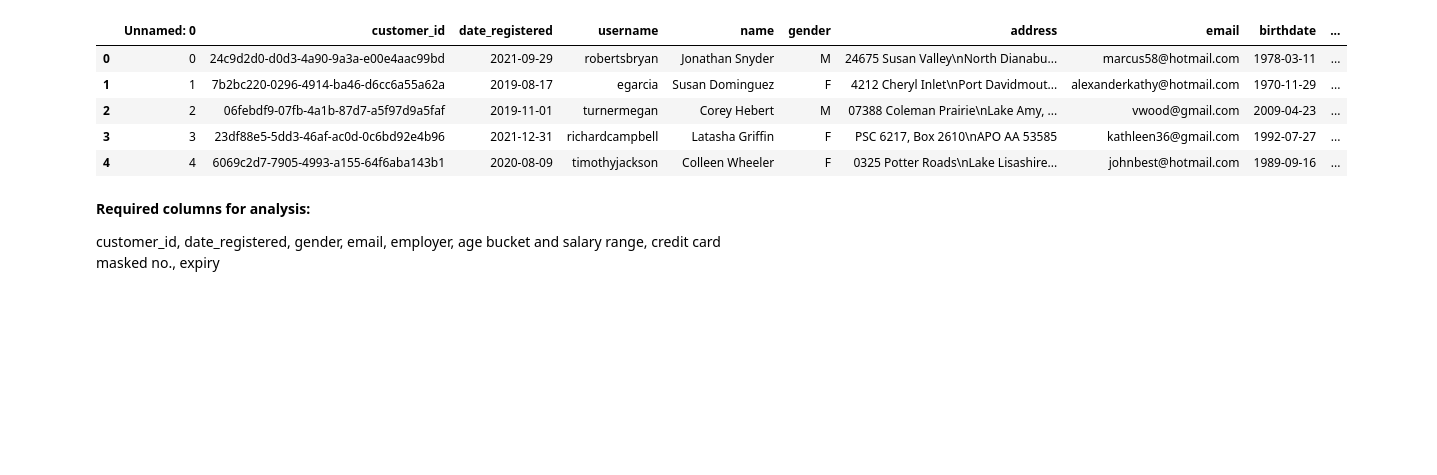
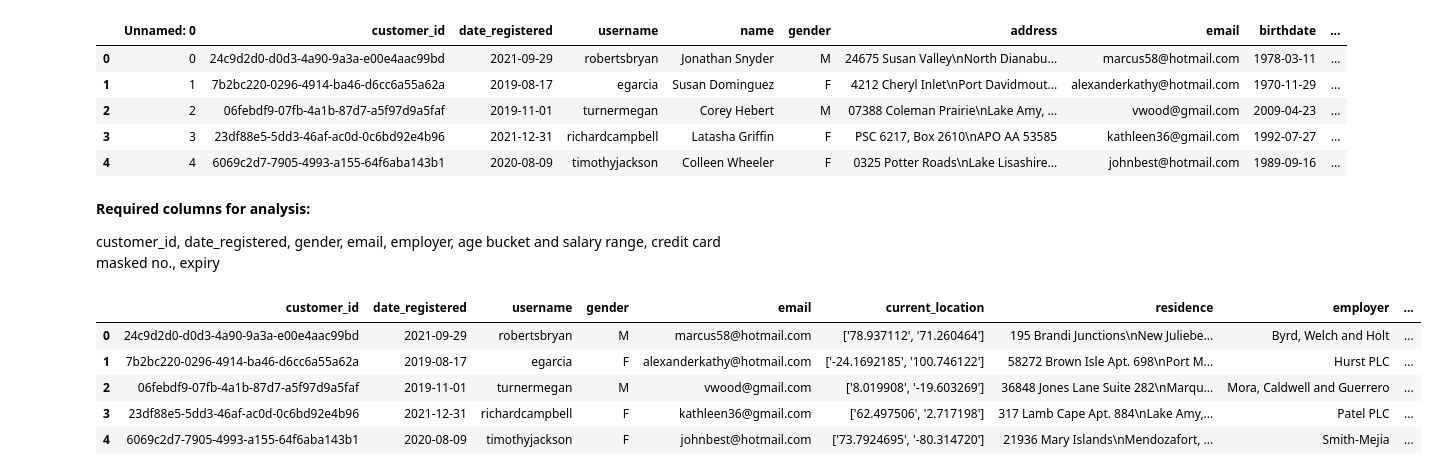
Before and after one commit to Srinidhi16/Forage-Projects, a Jupyter notebook: Commonwealth_Bank.ipynb, the cells around one changed output. Drawn from its saved outputs; the diff is of its cells as text; code cells hidden in the pictures; blank space fills up the shorter version.

```diff
--- a/Commonwealth_Bank.ipynb
+++ b/Commonwealth_Bank.ipynb
@@ -24,3 +24,28 @@ df = df.drop(columns = ['name'])
 # %%
 #Removing address
 df = df.drop(columns = ['address'])
+# %%
+#Removing bithdate and unnamed
+df = df.drop(columns = ['birthdate','Unnamed: 0'])
+# %%
+# Creating a function to mask credit card no.
+import re
+
+def mask_credit(num):    ###ph can be string / Nan
+  if pd.isna(num):        #If value is missing
+    return num
+  digits = re.sub(r'\D', "",str(num))    #str : converts the value to a string \D ;→ regex pattern meaning “anything that is NOT a digit”
+  masked = '*' * (len(digits)-4) + digits[-4:]
+  return masked
+# %%
+#Apply mask_credit function to credit card column
+df['credit_card_number'] = df['credit_card_number'].apply(mask_credit)
+# %%
+df.head()
+# %% [output]
+|  | customer_id | date_registered | username | gender | email | current_location | residence | employer | ... |
+| 0 | 24c9d2d0-d0d3-4a90-9a3a-e00e4aac99bd | 2021-09-29 | robertsbryan | M | marcus58@hotmail.com | ['78.937112', '71.260464'] | 195 Brandi Junctions\nNew Juliebe... | Byrd, Welch and Holt | ... |
+| 1 | 7b2bc220-0296-4914-ba46-d6cc6a55a62a | 2019-08-17 | egarcia | F | alexanderkathy@hotmail.com | ['-24.1692185', '100.746122'] | 58272 Brown Isle Apt. 698\nPort M... | Hurst PLC | ... |
+| 2 | 06febdf9-07fb-4a1b-87d7-a5f97d9a5faf | 2019-11-01 | turnermegan | M | vwood@gmail.com | ['8.019908', '-19.603269'] | 36848 Jones Lane Suite 282\nMarqu... | Mora, Caldwell and Guerrero | ... |
+| 3 | 23df88e5-5dd3-46af-ac0d-0c6bd92e4b96 | 2021-12-31 | richardcampbell | F | kathleen36@gmail.com | ['62.497506', '2.717198'] | 317 Lamb Cape Apt. 884\nLake Amy,... | Patel PLC | ... |
+| 4 | 6069c2d7-7905-4993-a155-64f6aba143b1 | 2020-08-09 | timothyjackson | F | johnbest@hotmail.com | ['73.7924695', '-80.314720'] | 21936 Mary Islands\nMendozafort, ... | Smith-Mejia | ... |
```
